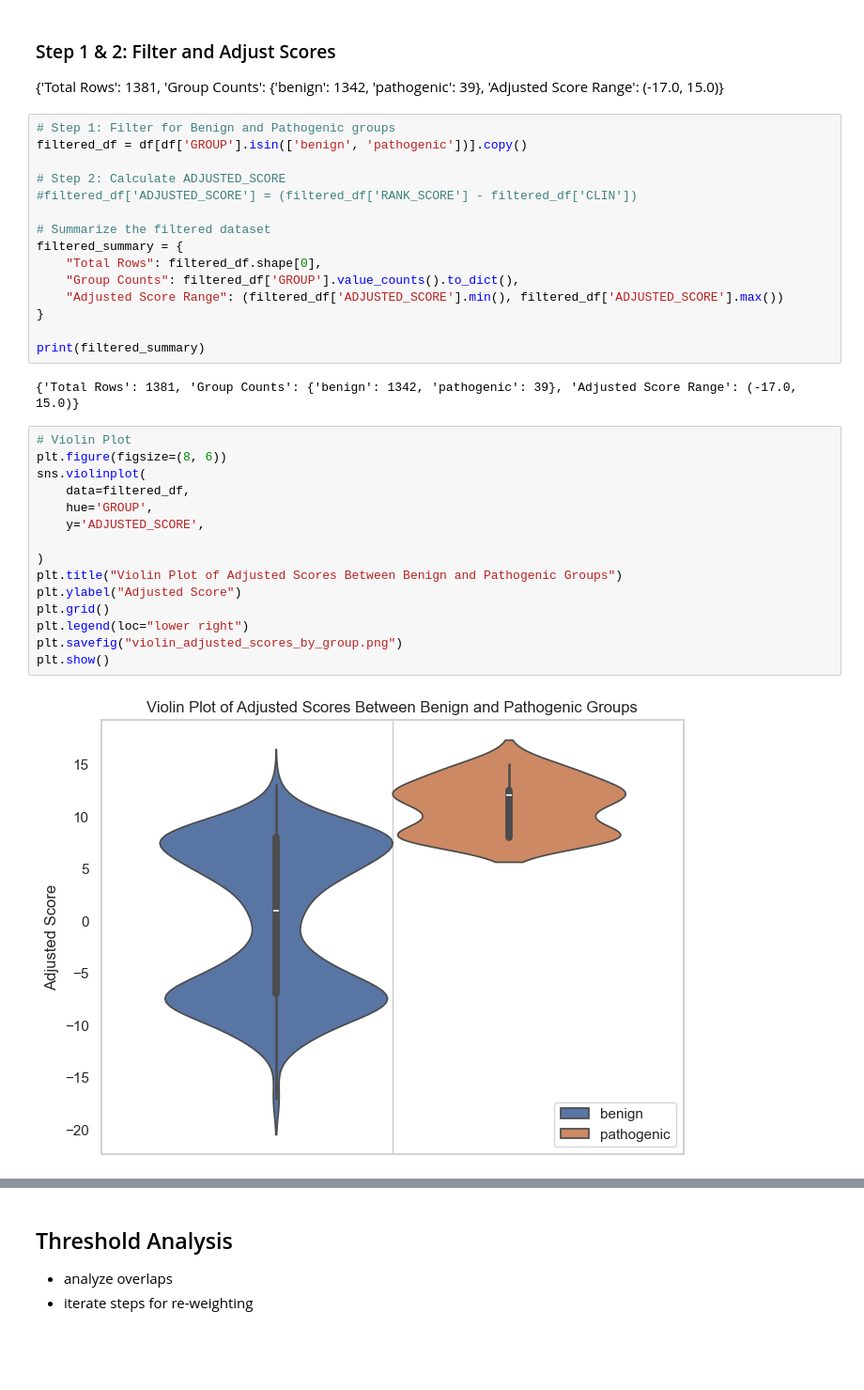
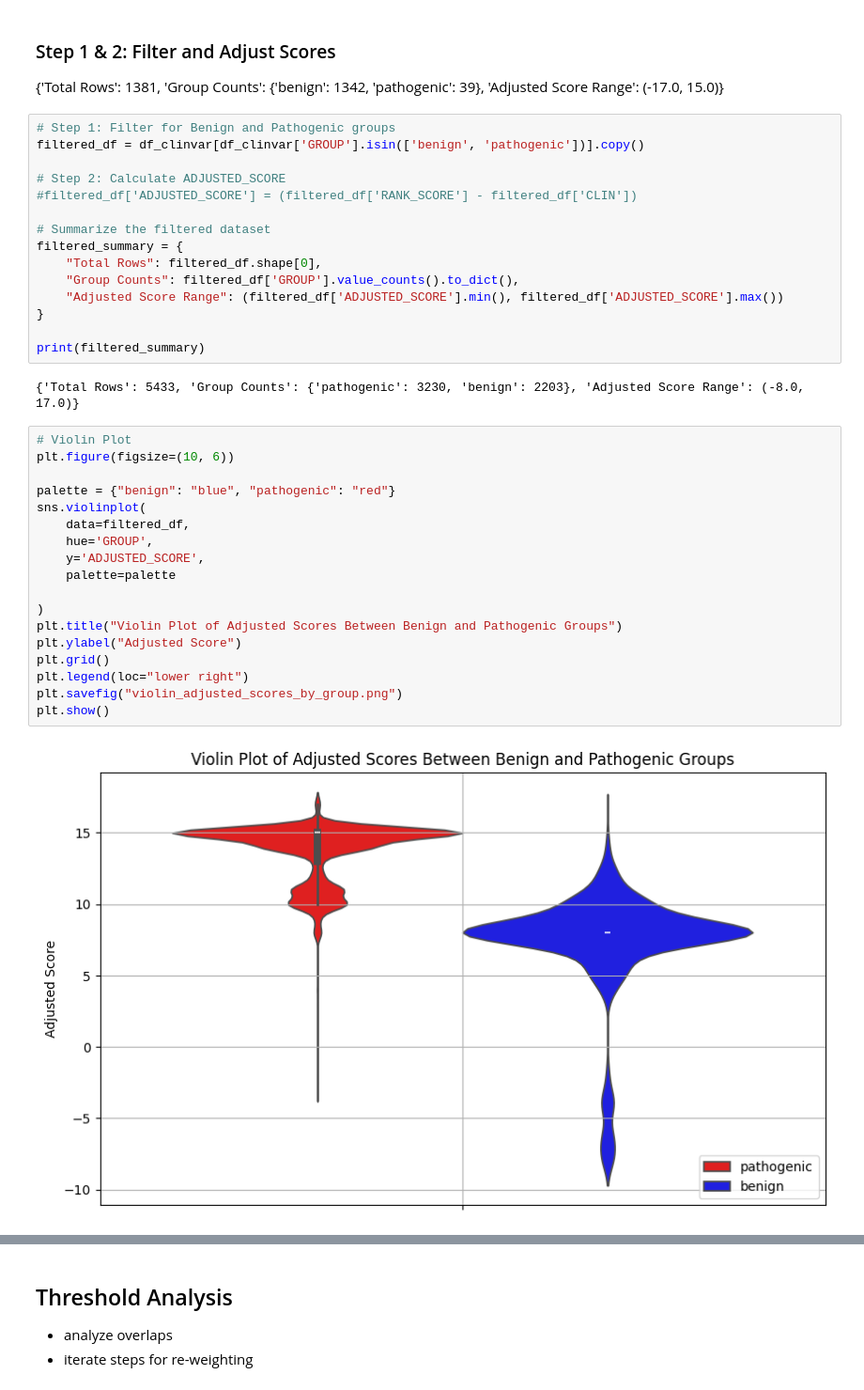
Before and after one commit to josefinelantz/GenScore, a Jupyter notebook: Submission.ipynb, the cells around one changed output, grey strips where cells are left out. Shown: that part at 94% size. Saved outputs shown, nothing was run; the diff lists cells and outputs as text; blank space fills up the shorter version.

```diff
--- a/Submission.ipynb
+++ b/Submission.ipynb
@@ -382,7 +330,7 @@ plot_scatter_with_controls(df_clinvar)
 {'Total Rows': 1381, 'Group Counts': {'benign': 1342, 'pathogenic': 39}, 'Adjusted Score Range': (-17.0, 15.0)}
 # %%
 # Step 1: Filter for Benign and Pathogenic groups
-filtered_df = df[df['GROUP'].isin(['benign', 'pathogenic'])].copy()
+filtered_df = df_clinvar[df_clinvar['GROUP'].isin(['benign', 'pathogenic'])].copy()
 
 # Step 2: Calculate ADJUSTED_SCORE
 #filtered_df['ADJUSTED_SCORE'] = (filtered_df['RANK_SCORE'] - filtered_df['CLIN'])
@@ -396,24 +344,27 @@ filtered_summary = {
 
 print(filtered_summary)
 # %% [output]
-{'Total Rows': 1381, 'Group Counts': {'benign': 1342, 'pathogenic': 39}, 'Adjusted Score Range': (-17.0, 15.0)}
+{'Total Rows': 5433, 'Group Counts': {'pathogenic': 3230, 'benign': 2203}, 'Adjusted Score Range': (-8.0, 17.0)}
 # %%
 # Violin Plot
-plt.figure(figsize=(8, 6))
+plt.figure(figsize=(10, 6))
+
+palette = {"benign": "blue", "pathogenic": "red"}
 sns.violinplot(
     data=filtered_df,
     hue='GROUP',
     y='ADJUSTED_SCORE',
+    palette=palette
 
 )
 plt.title("Violin Plot of Adjusted Scores Between Benign and Pathogenic Groups")
 plt.ylabel("Adjusted Score")
 plt.grid()
 plt.legend(loc="lower right")
 plt.savefig("violin_adjusted_scores_by_group.png")
 plt.show()
 # %% [output]
-[figure, old version]
+[figure, new version]
 # %%
 # Density Plot
 plt.figure(figsize=(10, 6))
```
Also changed, not shown: parts of 18 cells of this notebook.
